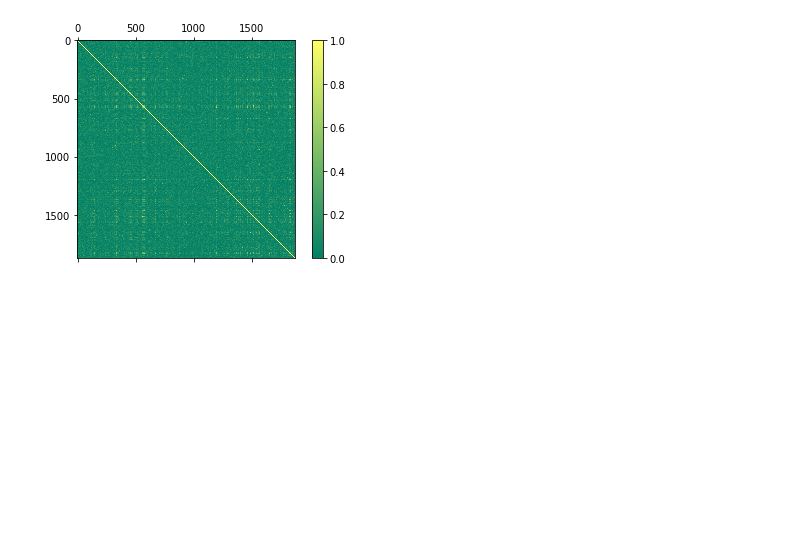
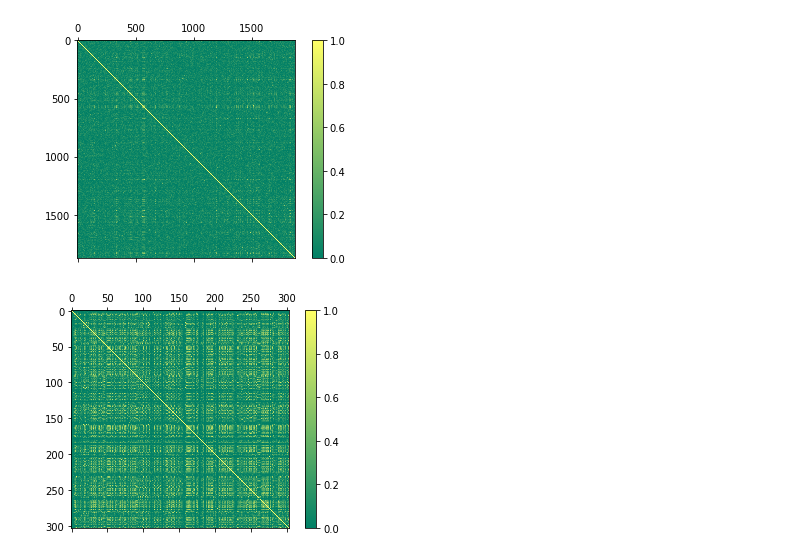
Before and after one commit to SCAuFish/GResearch-Crypto-Forecasting, a Jupyter notebook: ubiquant/data_exploration.ipynb, the cells around one changed output. Saved outputs shown, nothing was run; the diff lists cells and outputs as text; code cells hidden in the pictures; blank space fills up the shorter version.

```diff
--- a/ubiquant/data_exploration.ipynb
+++ b/ubiquant/data_exploration.ipynb
@@ -156,12 +155,21 @@ all_asset_data = pd.concat([asset_data['target'].to_frame(name=f'target_{asset_i
 # %%
 import matplotlib.pyplot as plt
-corr = all_asset_data.corr().abs()
-fig = plt.figure()
-ax = fig.add_subplot(111)
-cax = ax.matshow(corr, cmap='summer', vmin=0, vmax=1)
-fig.colorbar(cax)
-plt.show()
+
+def plot_corr(corr):
+    fig = plt.figure()
+    ax = fig.add_subplot(111)
+    cax = ax.matshow(corr, cmap='summer', vmin=0, vmax=1)
+    fig.colorbar(cax)
+    plt.show()
+
+plot_corr(corr)
 # %% [output]
 [figure]
 # %%
 ## 1.4 correlation between features
+features = sufficient_info_data.drop(['dp_ratio', 'dp_count', 'row_id'], axis=1)
+corr = features.corr().abs()
+# %%
+plot_corr(corr)
+# %% [output]
+[figure, added]
```
Also changed, not shown: parts of 8 cells of this notebook.
